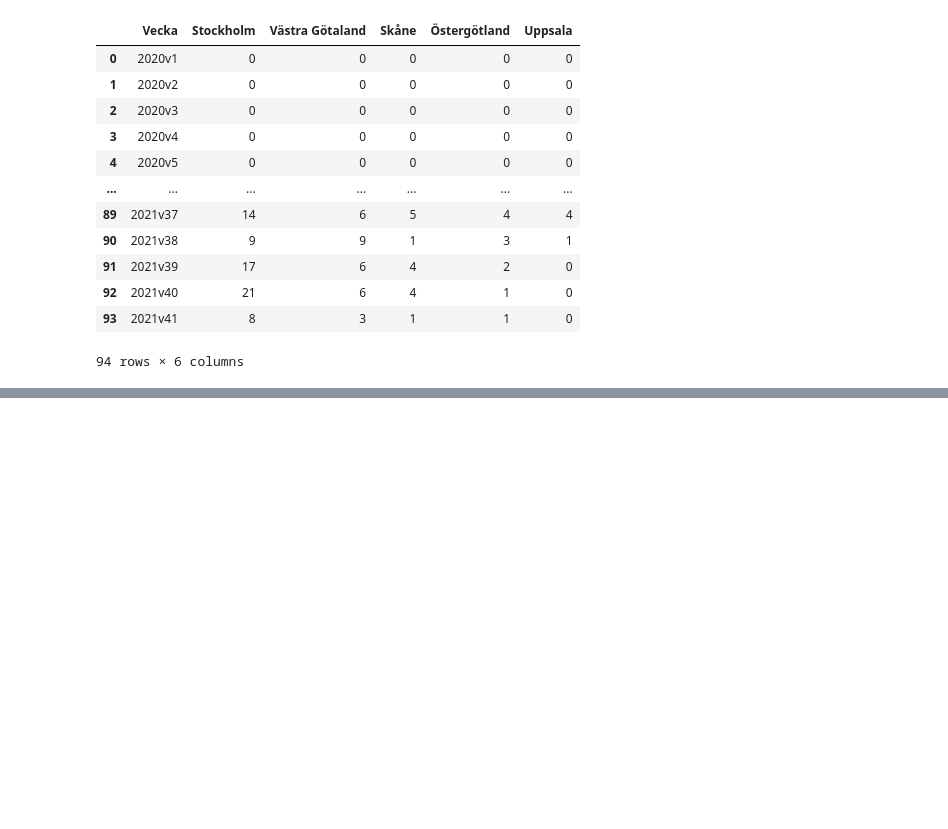
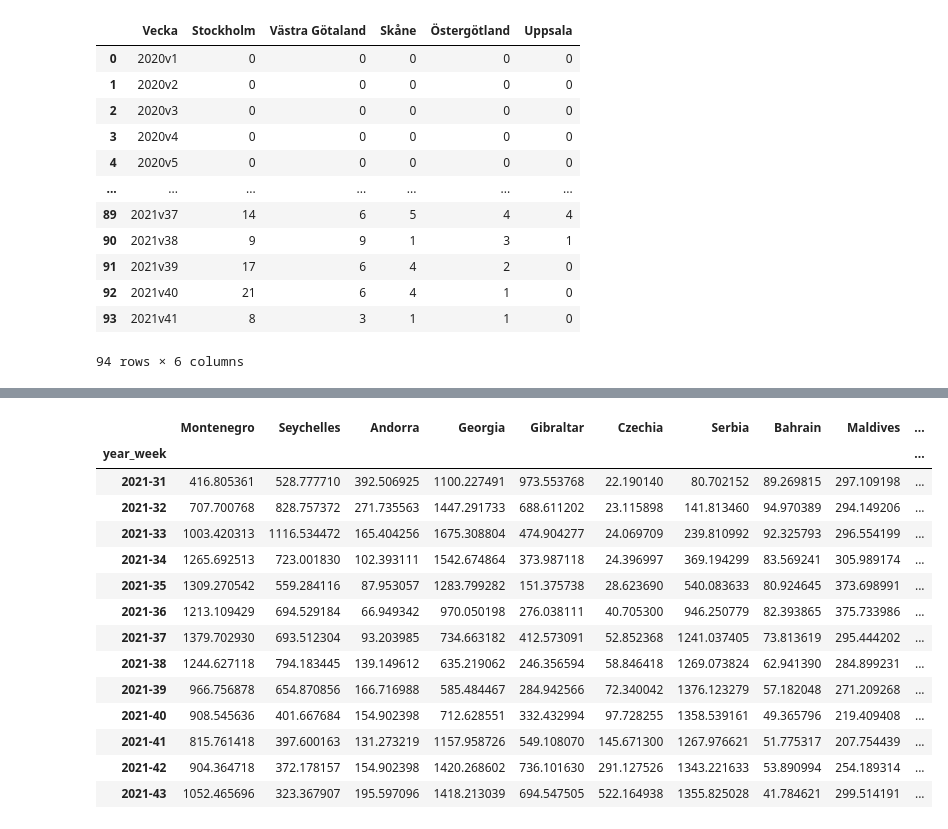
Before and after one commit to cseander/Databehandling-Christopher-Seander, a Jupyter notebook: Labs/Lab1.ipynb, the cells around one changed output, grey strips where cells are left out. Drawn from its saved outputs; the diff is of its cells as text; code cells hidden in the pictures; blank space fills up the shorter version.

```diff
--- a/Labs/Lab1.ipynb
+++ b/Labs/Lab1.ipynb
@@ -416,0 +568,4 @@ fig.show()
+# %%
+ecdc_csv = "Data/ecdc.csv"
+ecdc = pd.read_csv(ecdc_csv)
+ecdc
@@ -416,0 +588,7 @@ fig.show()
+# %%
+ecdc_cases = ecdc[ecdc["indicator"] == "cases"]
+highest_cases = ecdc_cases[ecdc_cases["year_week"] == "2021-43"]
+highest_cases["death_rate"] = highest_cases["cumulative_count"] / highest_cases["population"]
+highest_cases = highest_cases.sort_values("death_rate", ascending=False)[:10]["country"]
+
+highest_cases
@@ -416,0 +611,21 @@ fig.show()
+# %%
+ecdc_top_10_cases = ecdc_cases[ecdc_cases["country"].isin(highest_cases)]
+
+ecdc_cases_14_days = pd.DataFrame({country: ecdc_top_10_cases[ecdc_top_10_cases["country"] == country]["rate_14_day"][-13:].reset_index(drop=True) for country in highest_cases}).set_index(ecdc_top_10_cases["year_week"][-13:])
+ecdc_cases_14_days
+# %% [output]
+|  | Montenegro | Seychelles | Andorra | Georgia | Gibraltar | Czechia | Serbia | Bahrain | Maldives | ... |
+| year_week |  |  |  |  |  |  |  |  |  | ... |
+| 2021-31 | 416.805361 | 528.777710 | 392.506925 | 1100.227491 | 973.553768 | 22.190140 | 80.702152 | 89.269815 | 297.109198 | ... |
+| 2021-32 | 707.700768 | 828.757372 | 271.735563 | 1447.291733 | 688.611202 | 23.115898 | 141.813460 | 94.970389 | 294.149206 | ... |
+| 2021-33 | 1003.420313 | 1116.534472 | 165.404256 | 1675.308804 | 474.904277 | 24.069709 | 239.810992 | 92.325793 | 296.554199 | ... |
+| 2021-34 | 1265.692513 | 723.001830 | 102.393111 | 1542.674864 | 373.987118 | 24.396997 | 369.194299 | 83.569241 | 305.989174 | ... |
+| 2021-35 | 1309.270542 | 559.284116 | 87.953057 | 1283.799282 | 151.375738 | 28.623690 | 540.083633 | 80.924645 | 373.698991 | ... |
+| 2021-36 | 1213.109429 | 694.529184 | 66.949342 | 970.050198 | 276.038111 | 40.705300 | 946.250779 | 82.393865 | 375.733986 | ... |
+| 2021-37 | 1379.702930 | 693.512304 | 93.203985 | 734.663182 | 412.573091 | 52.852368 | 1241.037405 | 73.813619 | 295.444202 | ... |
+| 2021-38 | 1244.627118 | 794.183445 | 139.149612 | 635.219062 | 246.356594 | 58.846418 | 1269.073824 | 62.941390 | 284.899231 | ... |
+| 2021-39 | 966.756878 | 654.870856 | 166.716988 | 585.484467 | 284.942566 | 72.340042 | 1376.123279 | 57.182048 | 271.209268 | ... |
+| 2021-40 | 908.545636 | 401.667684 | 154.902398 | 712.628551 | 332.432994 | 97.728255 | 1358.539161 | 49.365796 | 219.409408 | ... |
+| 2021-41 | 815.761418 | 397.600163 | 131.273219 | 1157.958726 | 549.108070 | 145.671300 | 1267.976621 | 51.775317 | 207.754439 | ... |
+| 2021-42 | 904.364718 | 372.178157 | 154.902398 | 1420.268602 | 736.101630 | 291.127526 | 1343.221633 | 53.890994 | 254.189314 | ... |
+| 2021-43 | 1052.465696 | 323.367907 | 195.597096 | 1418.213039 | 694.547505 | 522.164938 | 1355.825028 | 41.784621 | 299.514191 | ... |
```
Also changed, not shown: parts of 34 cells of this notebook, 18 other files.
